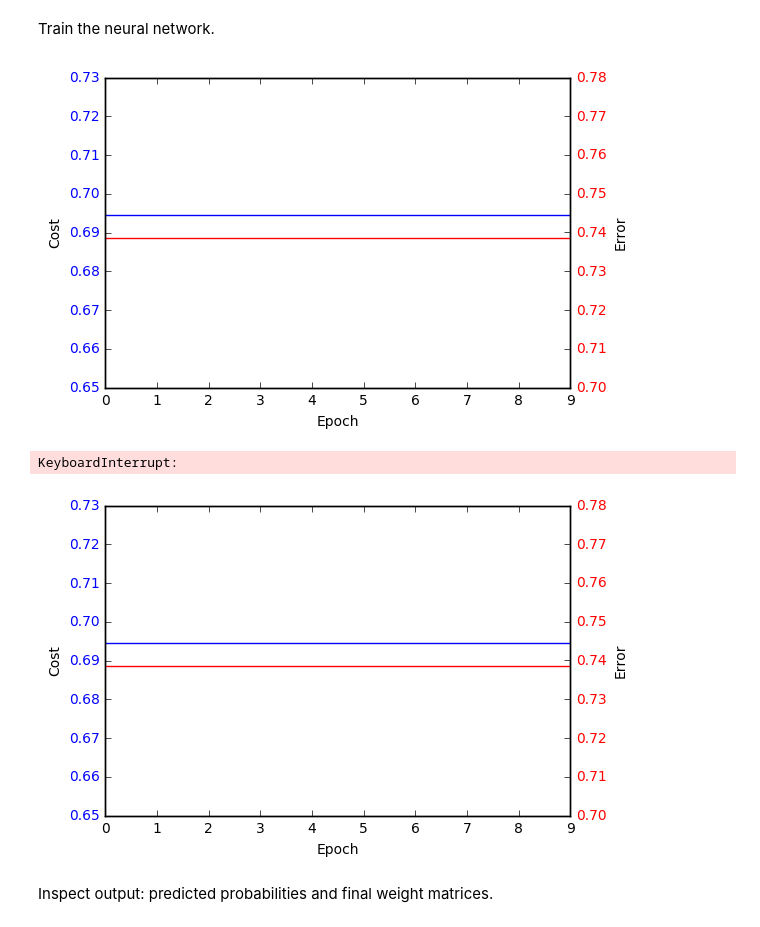
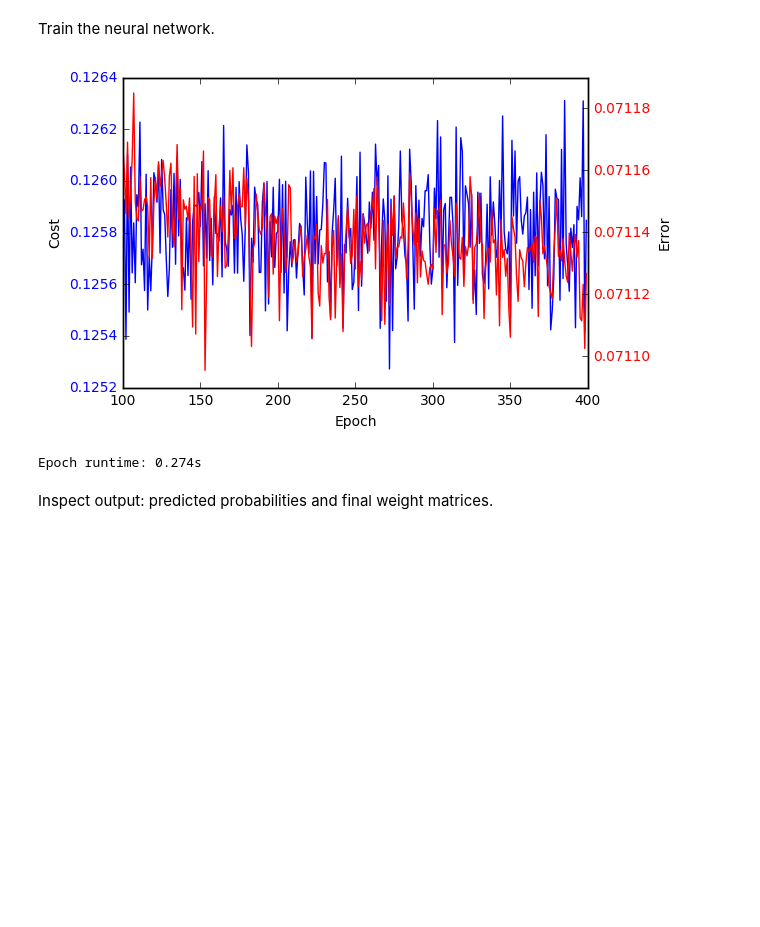
Before and after one commit to Robinlovelace/mlCars, a Jupyter notebook: Python/Deep_MLP.ipynb, the cells around one changed output. Drawn from its saved outputs; the diff is of its cells as text; code cells hidden in the pictures; blank space fills up the shorter version.

```diff
--- a/Python/Deep_MLP.ipynb
+++ b/Python/Deep_MLP.ipynb
@@ -517,7 +522,7 @@ Xpred = pretrain_model(X, ae_outputtheano1, ae_outputtheano2, w_h1_pre, b_h1_pre
 L1 = T.sum(T.abs_(w_h1_pre))
 L2 = T.sum(T.sqr(w_h1_pre))
 
-cost = T.mean(T.sqr(Xpred-X)) + 0.001*L1 + 0.001*L2
+cost = T.mean(T.sqr(Xpred-X)) #+ 0.001*L1 + 0.001*L2
 
 params = [w_h1_pre, b_h1_pre, b_h2_pre, b_h3_pre, b_h4_pre]
 
@@ -525,7 +530,7 @@ params = [w_h1_pre, b_h1_pre, b_h2_pre, b_h3_pre, b_h4_pre]
 #updates = lur.sgd(cost,params,learning_rate=0.01)
 #updates = lur.adagrad(cost, params, learning_rate=0.001)
 #updates = lur.adadelta(cost,params,learning_rate=0.01)
-updates = lur.adam(cost,params,learning_rate=0.001)
+updates = lur.adam(cost,params,learning_rate=0.01)
 #updates = lur.adamax(cost,params,learning_rate=0.005)
 #updates = lur.rmsprop(cost,params,learning_rate=0.001)
 #updates = lur.nesterov_momentum(cost,params,learning_rate=0.001)
@@ -576,7 +581,7 @@ Build the neural network itself.
 #Y = T.matrix(name='Y')
 #index = T.lscalar()
 
-dropout_p = 0.4
+dropout_p = 0.7
 relu_alpha = 0.
 
 def model_train(X,w_h1,b_h1,w_h2,b_h2,w_h3,b_h3,w_o,b_o):
@@ -629,8 +634,10 @@ w_o = init_weights((widhidlay, nclasses))
 b_o = init_bias((batchsize, nclasses))
 
 # Runs the NN and outputs the result from its output node
-yprobs_train = model_train(X, w_h1, b_h1, w_h2, b_h2, w_h3, b_h3, w_o, b_o)
-yprobs_test = model_test(X, w_h1, b_h1, w_h2, b_h2, w_h3, b_h3, w_o, b_o)
+#yprobs_train = model_train(X, w_h1, b_h1, w_h2, b_h2, w_h3, b_h3, w_o, b_o)
+#yprobs_test = model_test(X, w_h1, b_h1, w_h2, b_h2, w_h3, b_h3, w_o, b_o)
+ypred_train = model_train(X, w_h1, b_h1, w_h2, b_h2, w_h3, b_h3, w_o, b_o)
+ypred_test = model_test(X, w_h1, b_h1, w_h2, b_h2, w_h3, b_h3, w_o, b_o)
 
 
 # Predicted label is 1 if its probability is >=0.5, and 0 otherwise.
@@ -643,8 +650,8 @@ yprobs_test = model_test(X, w_h1, b_h1, w_h2, b_h2, w_h3, b_h3, w_o, b_o)
 #ypred_train = T.switch(T.lt(yprobs_train, 0.5), 0, 1)
 #ypred_test = T.switch(T.lt(yprobs_test, 0.5), 0, 1)
 
-ypred_train = T.switch(T.lt(yprobs_train, 0.07), 0, 1)
-ypred_test = T.switch(T.lt(yprobs_test, 0.07), 0, 1)
+#ypred_train = T.switch(T.lt(yprobs_train, 0.07), 0, 1)
+#ypred_test = T.switch(T.lt(yprobs_test, 0.07), 0, 1)
 
 #err = T.mean(T.neq(ypred, Y))
 
@@ -662,7 +669,7 @@ L2 = T.sum(T.sqr(w_h2)) + T.sum(T.sqr(w_h3)) + T.sum(T.sqr(w_h1)) + T.sum(T.sqr(
 #cost = T.mean(T.nnet.binary_crossentropy(yprobs_train, Y)) + 0.001*L1 + 0.001*L2
 #cost = -(Y*T.log(yprobs_train) + (1-Y)*T.log(1-yprobs_train)).mean() + 0.001*L1 + 0.001*L2
 #cost = T.mean(T.nnet.binary_crossentropy(yprobs, Y)) + 0.01*L2
-cost = T.mean(T.sqr(ypred_train-Y))
+cost = T.mean(T.sqr(ypred_train-Y)) + 0.1*L1 + 0.1*L2
 #cost = T.mean(T.sqr(yprobs_train-Y))
 
 #updates = lur.sgd(cost,params,learning_rate=0.001)
@@ -697,8 +704,8 @@ predict = theano.function(
         #outputs=yprobs,
         #outputs=(yprobs,ypred),
         #outputs=(cost,yprobs,err),
-        #outputs=ypred_test,
-        outputs=(yprobs_test,ypred_test),
+        outputs=ypred_test,
+        #outputs=(yprobs_test,ypred_test),
         allow_input_downcast=True,
         givens={
             X: Xvaltheano[index * batchsize : (index + 1) * batchsize]
@@ -713,7 +720,7 @@ from scipy.stats import mode
 n_train_batches = int(Xtraintheano.get_value(borrow=True).shape[0] / batchsize)
 n_test_batches = int(Xvaltheano.get_value(borrow=True).shape[0] / batchsize)
 
-n_epochs = 100
+n_epochs = 1000
 
 plt.ion()
 
@@ -726,17 +733,17 @@ errors = []
 #mostcommonerror = np.mean(Yval != mode(Yval)[0][0]) #error from always predicting most common class
 for epoch in range(n_epochs):
     epochstart = time.time()
-    ypreds = np.empty((batchsize*n_test_batches, 1), dtype=int)
-    yprobs = np.empty((batchsize*n_test_batches, 1), dtype=float)
+    ypreds = np.empty((batchsize*n_test_batches, 1), dtype=float)
+    #yprobs = np.empty((batchsize*n_test_batches, 1), dtype=float)
     for batchidx in range(n_train_batches):
         batchcost = train(batchidx)
         if batchcost == np.nan:
             print("NaN cost. Exiting. Try lowering the learning rate.")
             break
     for batchidx in range(n_test_batches):
-        batchyprob, batchypred = predict(batchidx)
-        #batchypred = predict(batchidx)[1]
-        yprobs[batchsize*batchidx:batchsize*(batchidx+1)] = batchyprob
+        #batchyprob, batchypred = predict(batchidx)
+        batchypred = predict(batchidx)
+        #yprobs[batchsize*batchidx:batchsize*(batchidx+1)] = batchyprob
         ypreds[batchsize*batchidx:batchsize*(batchidx+1)] = batchypred
     #print("Epoch: {0}, runtime: {1}, cost: {2}".format(epoch, time.time()-epochstart, batchcost))
     epochs.append(epoch)
@@ -754,42 +761,46 @@ for epoch in range(n_epochs):
 
     #if epochErr < randomerror and epochErr < mostcommonerror:
     #    save_model(params, 'model-epoch_'+str(epoch))
-    if (epoch+1)%10==0:
+    if (epoch+1)%(n_epochs/10)==0:
+        # If error drops precipitously at the beginning the y-scale of the plots is large and ruins plots
+        # remove first epochs to avoid this
+        epochsplot = epochs[100:]
+        costsplot = costs[100:]
+        errorsplot = errors[100:]
         fig, ax = plt.subplots()
-        ax.plot(epochs,costs, 'b-')
+        ax.plot(epochsplot,costsplot, 'b-')
         ax.set_xlabel("Epoch")
         ax.set_ylabel("Cost")
         for tl in ax.get_yticklabels():
             tl.set_color('b')
 
         ax1 = ax.twinx()
-        ax1.plot(epochs, errors, 'r-')
+        ax1.plot(epochsplot, errorsplot, 'r-')
         ax1.set_ylabel("Error")
         #ax1.axhline(randomerror, color='r', linestyle='dashed')
         #ax1.axhline(mostcommonerror, color='r', linestyle='dotted')
         for tl in ax1.get_yticklabels():
             tl.set_color('r')
 
         epochtime = time.time()-epochstart
         print("Epoch runtime: {0:.3g}s".format(epochtime), end="\r")
 
         display.clear_output(wait=True)
         display.display(plt.gcf())
 
 #    if len(errors) >= 40: # Run at least for 40 epochs
 #        temperrs = np.asarray(errors)
 #        if epochErr >= temperrs[-30] - temperrs[-30:].std():
 #            break # If error hasn't improved by 1 SD in 30 epochs, stop
 
     #print("Epoch: {0}\tAccuracy: {1:.4g}\tError: {2:.3g}\tCost: {3:.6g}\tRuntime: {4:.3g}".format(epoch, epochAcc, epochErr, batchcost, epochtime))
 
 end = time.time()
 
 print("Training took {0:.3g} seconds.".format(end-start))
 # %% [output]
-[figure, old version]
+[figure, new version]
-KeyboardInterrupt:
+Epoch runtime: 0.274s
-[figure, removed]
 # %% [markdown]
 Inspect output: predicted probabilities and final weight matrices.
 # %%
```
Also changed, not shown: parts of 65 cells of this notebook.
